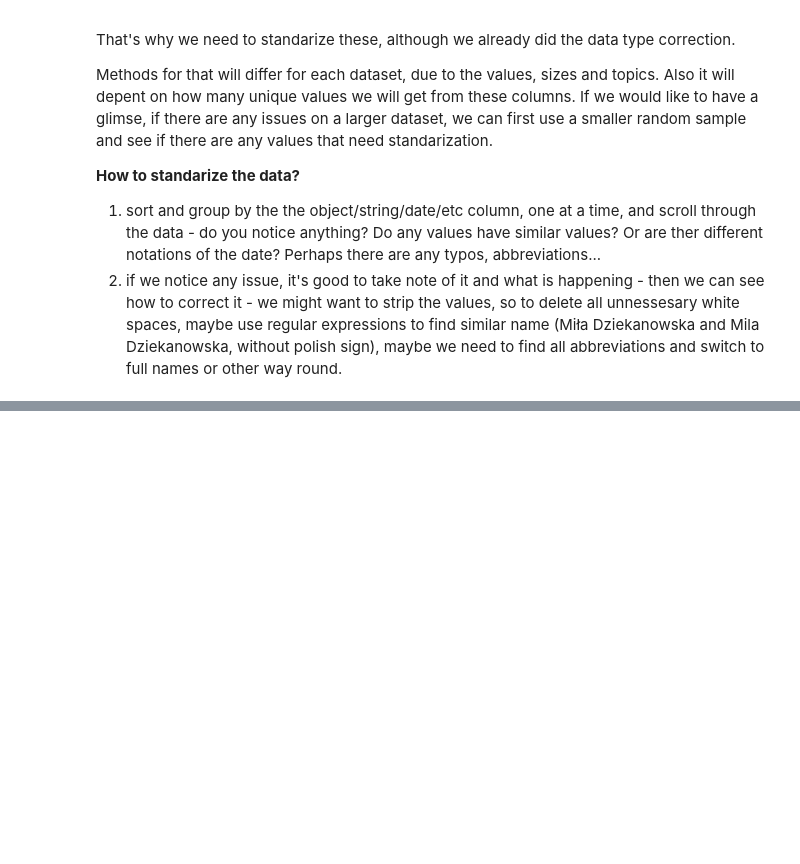
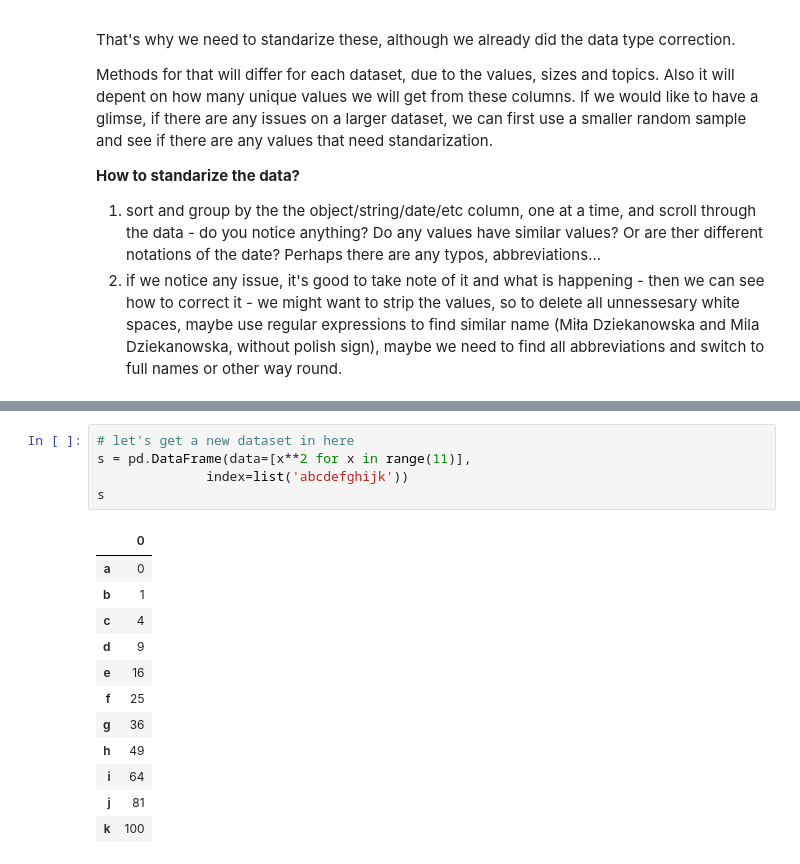
Before and after one commit to miladziekanowska/Data_Analytics, a Jupyter notebook: Pandas_Data_Cleaning.ipynb, the cells around one changed output, grey strips where cells are left out. Cells and saved outputs as stored; diff of their text form; blank space fills up the shorter version.

```diff
--- a/Pandas_Data_Cleaning.ipynb
+++ b/Pandas_Data_Cleaning.ipynb
@@ -668,0 +687,18 @@ Methods for that will differ for each dataset, due to the values, sizes and topi
+# %%
+# let's get a new dataset in here
+s = pd.DataFrame(data=[x**2 for x in range(11)],
+              index=list('abcdefghijk'))
+s
+# %% [output]
+|  | 0 |
+| a | 0 |
+| b | 1 |
+| c | 4 |
+| d | 9 |
+| e | 16 |
+| f | 25 |
+| g | 36 |
+| h | 49 |
+| i | 64 |
+| j | 81 |
+| k | 100 |
```
Also changed, not shown: parts of 25 cells of this notebook.
